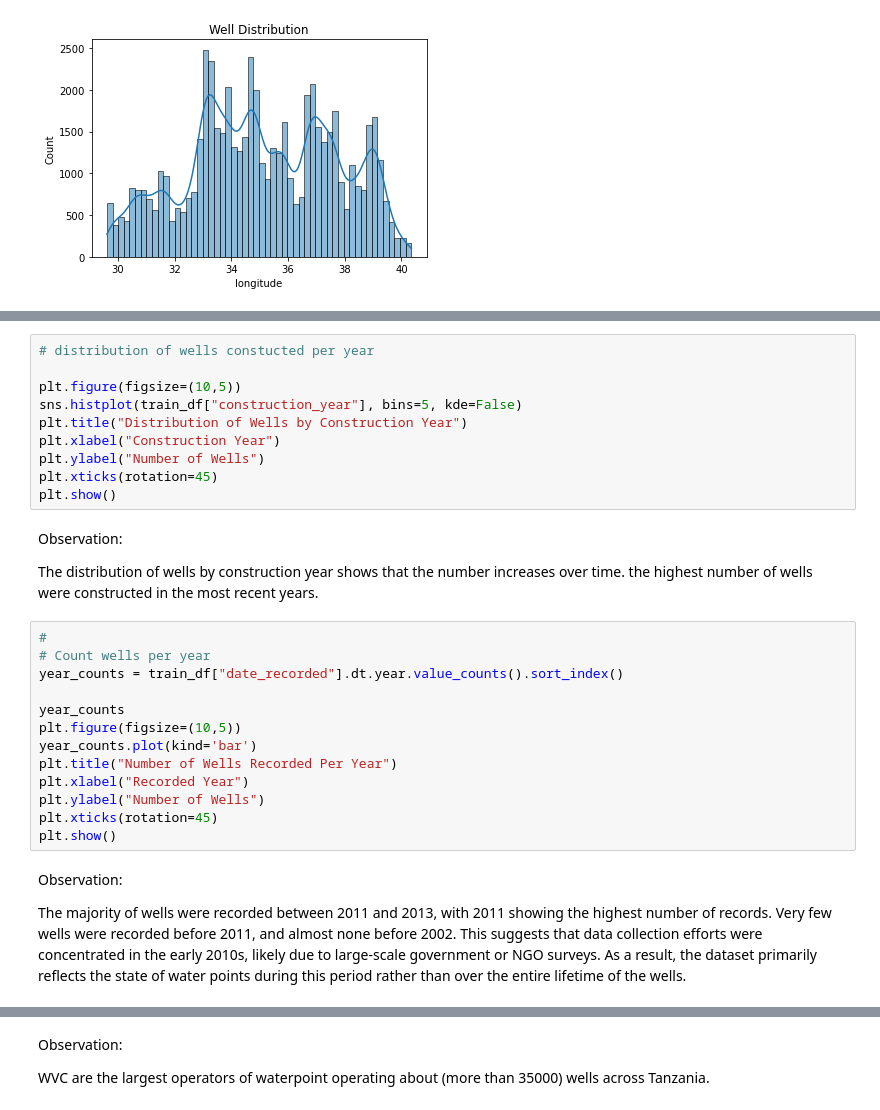
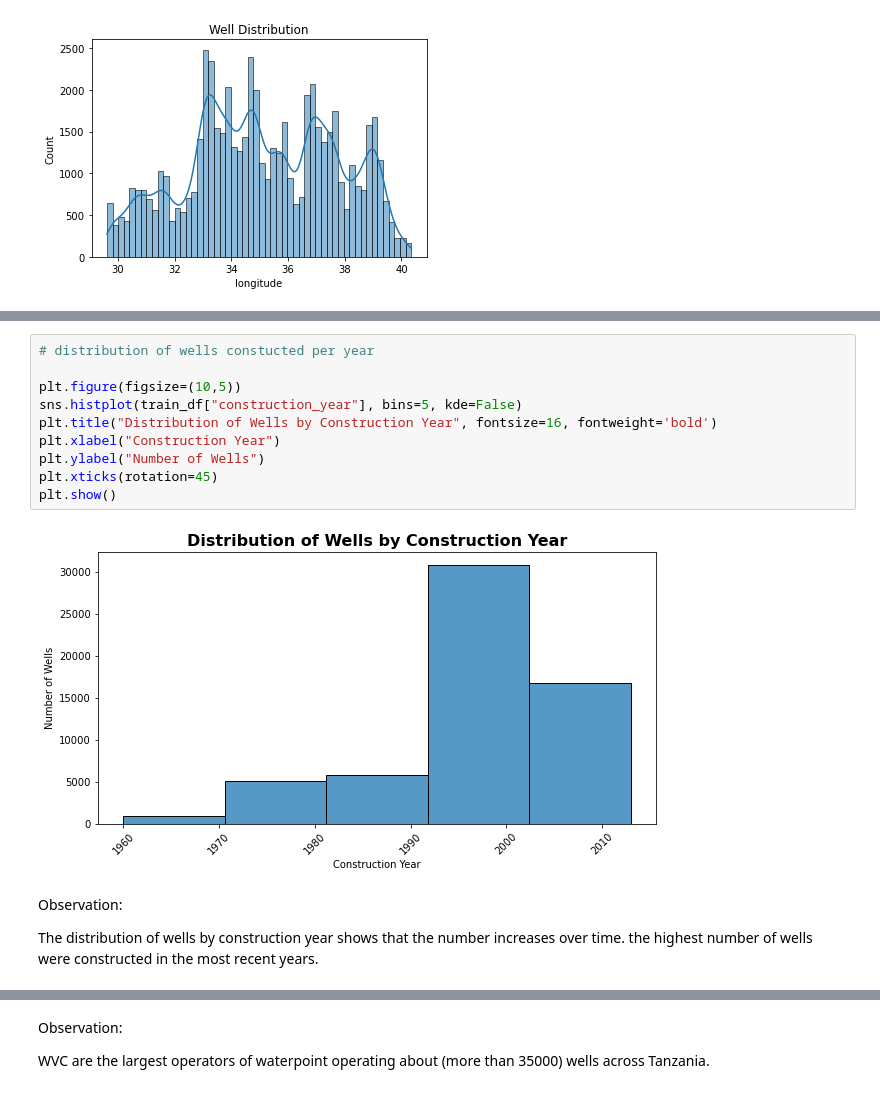
Before and after one commit to sharleneateyo/phase_3_project, a Jupyter notebook: notebook.ipynb, the cells around one changed output, grey strips where cells are left out. Drawn from its saved outputs; the diff is of its cells as text.

```diff
--- a/notebook.ipynb
+++ b/notebook.ipynb
@@ -1414,34 +1426,19 @@ SyntaxError: invalid syntax (<ipython-input-155-56a8c387bf9d>, line 3)
 # %%
 # distribution of wells constucted per year
 
 plt.figure(figsize=(10,5))
 sns.histplot(train_df["construction_year"], bins=5, kde=False)
-plt.title("Distribution of Wells by Construction Year")
+plt.title("Distribution of Wells by Construction Year", fontsize=16, fontweight='bold')
 plt.xlabel("Construction Year")
 plt.ylabel("Number of Wells")
 plt.xticks(rotation=45)
 plt.show()
+# %% [output]
+[figure, added]
 # %% [markdown]
 Observation:
 
 The distribution of wells by construction year shows that the number increases over time. the highest number of wells were constructed in the most recent years.
-# %%
-#
-# Count wells per year
-year_counts = train_df["date_recorded"].dt.year.value_counts().sort_index()
-
-year_counts
-plt.figure(figsize=(10,5))
-year_counts.plot(kind='bar')
-plt.title("Number of Wells Recorded Per Year")
-plt.xlabel("Recorded Year")
-plt.ylabel("Number of Wells")
-plt.xticks(rotation=45)
-plt.show()
-# %% [markdown]
-Observation:
-
-The majority of wells were recorded between 2011 and 2013, with 2011 showing the highest number of records. Very few wells were recorded before 2011, and almost none before 2002. This suggests that data collection efforts were concentrated in the early 2010s, likely due to large-scale government or NGO surveys. As a result, the dataset primarily reflects the state of water points during this period rather than over the entire lifetime of the wells.
 # %%
 # plotting gps height distribution
 plt.hist(train_df["gps_height"], bins=5, edgecolor= "black")
```
Also changed, not shown: parts of 107 cells of this notebook.
